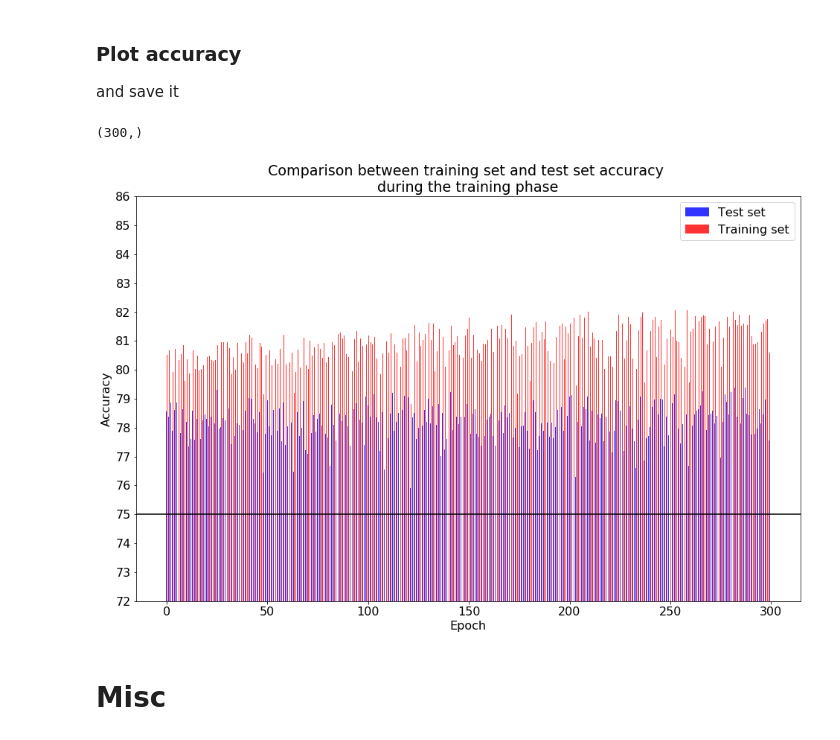
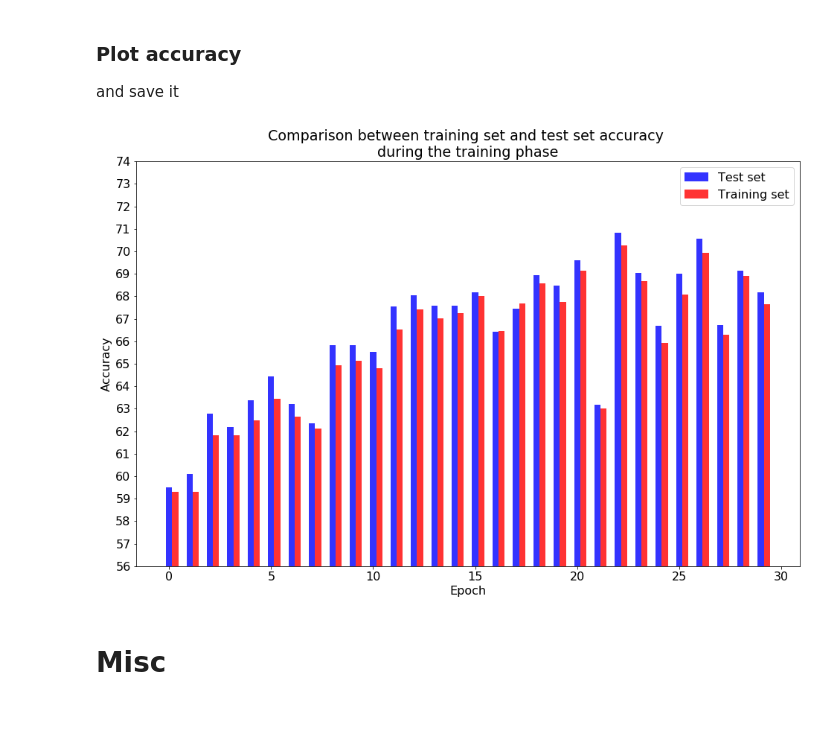
Before and after one commit to HugoCote/Assignment-1-Part-3, a Jupyter notebook: dev1num3.ipynb, the cells around one changed output. Cells and saved outputs as stored; diff of their text form; code cells hidden in the pictures.

```diff
--- a/dev1num3.ipynb
+++ b/dev1num3.ipynb
@@ -645,9 +827,9 @@ tensor(0.8039, device='cuda:0')
 Try different random init, train them for 3 epoch, repeat until you find one than has learnt something
 # %%
 # del cudanet
-nb_epoch  = 3
-nb_try    = 3
-batch_size = 1*64
+nb_epoch  = 1
+nb_try    = 1
+batch_size = 1*16
 train_loader = torch.utils.data.DataLoader(train_dataset_norm, batch_size=batch_size,sampler=train_sampler, num_workers=num_workers)
 
 state_dict_list = list()
@@ -659,11 +841,13 @@ end   = torch.cuda.Event(enable_timing=True)
 start.record()
 
 for trial in range(nb_try) :
-    cudanet = Classifier1()
+    cudanet = Classifier1c(sigmoid=True)
+    # cudanet = Classifier1b(sigmoid=True)
     cudanet.apply( glorot_init )
     _ = cudanet.to(device)
     criterion = nn.CrossEntropyLoss()
-    optimizer = optim.SGD(cudanet.parameters(), lr=0.00075, momentum=0, weight_decay=0)
+    # optimizer = optim.SGD(cudanet.parameters(), lr=0.00025, momentum=0, weight_decay=0)
+    optimizer = optim.SGD(cudanet.parameters(), lr=0.0001, momentum=0, weight_decay=0)
     correct = torch.tensor([0])
     total = torch.tensor([0])
     for epoch in range( nb_epoch ):  # loop over the dataset multiple times
@@ -735,9 +917,9 @@ else :
 
 lr = 0.0001
 optimizer = optim.SGD(cudanet.parameters(), lr=lr, momentum=0, weight_decay=0)
-nb_epoch  = 300
+nb_epoch  = 30
 # %%
-batch_size = 1*32
+batch_size = 1*16
 
 # train_loader = torch.utils.data.DataLoader(train_dataset_norm, batch_size=batch_size,sampler=train_sampler, num_workers=num_workers)
 train_loader = torch.utils.data.DataLoader(train_dataset_augm, batch_size=batch_size,sampler=train_sampler, num_workers=num_workers)
@@ -818,7 +1000,7 @@ time required =  42448.312  s
 # %% [markdown]
 #### test accuracy of the current state on validation dataset
 # %%
-batch_size = 8*64
+batch_size = 4*64
 # validation_loader = torch.utils.data.DataLoader(train_dataset_norm, batch_size=batch_size,sampler=valid_sampler, num_workers=num_workers)
 validation_loader = torch.utils.data.DataLoader(train_dataset_augm, batch_size=batch_size,sampler=valid_sampler, num_workers=num_workers)
 
@@ -919,10 +1101,6 @@ epoch 300 : Accuracy of the network on the test images: 77.57 % , training image
 # %% [markdown]
 ### Plot accuracy
 and save it
-# %%
-print(tests_accuracy.shape)
-# %% [output]
-(300,)
 # %%
 from matplotlib.pyplot import figure # to plot
 import datetime                      # to include date in log file name
@@ -955,35 +1133,35 @@ rects1 = plt.bar(index, tests_accuracy, bar_width,
 
 rects2 = plt.bar(index + bar_width, train_accuracy, bar_width,
                  alpha=opacity,
                  color='r',
                  label='Training set')
 
 eps = 3
 top = min(int( np.ceil(accuracy_toplot.max() + eps)) , 100)
 bot = max(int(np.floor(accuracy_toplot.min() - eps)) , 0  )
 
 
 plt.ylim(bot, top)     # set the ylim to bottom, top
 plt.axhline(y=75,color="black")
 
 plt.xlabel('Epoch')
 plt.ylabel('Accuracy')
 plt.title('Comparison between training set and test set accuracy \nduring the training phase')
-xjump = 50
+xjump = 5
 plt.xticks( np.arange(0, n_groups+1, step=xjump) , range(0,n_groups+2,xjump) )
 plt.yticks( range(bot,top+1,1) )
 plt.legend()
 
 # plt.tight_layout()
 if want_log :
     plt.savefig(path_to_save + ".png")
     with open(path_to_save + ".txt",'w+') as f:
         nb_params, depth = number_of_params(cudanet)
         line = "{name} : number of parameters = {n}, deptp = {d}. , lr = {lr}, batch size = {bs}".format(name = cudanet.__doc__, n = nb_params, d=depth, lr=lr, bs = batch_size)
         f.write(line)
 plt.show()
 # %% [output]
-[figure, old version]
+[figure, new version]
 # %% [markdown]
 # Misc
 # %% [markdown]
```
Also changed, not shown: parts of 18 cells of this notebook, 11 other files.
